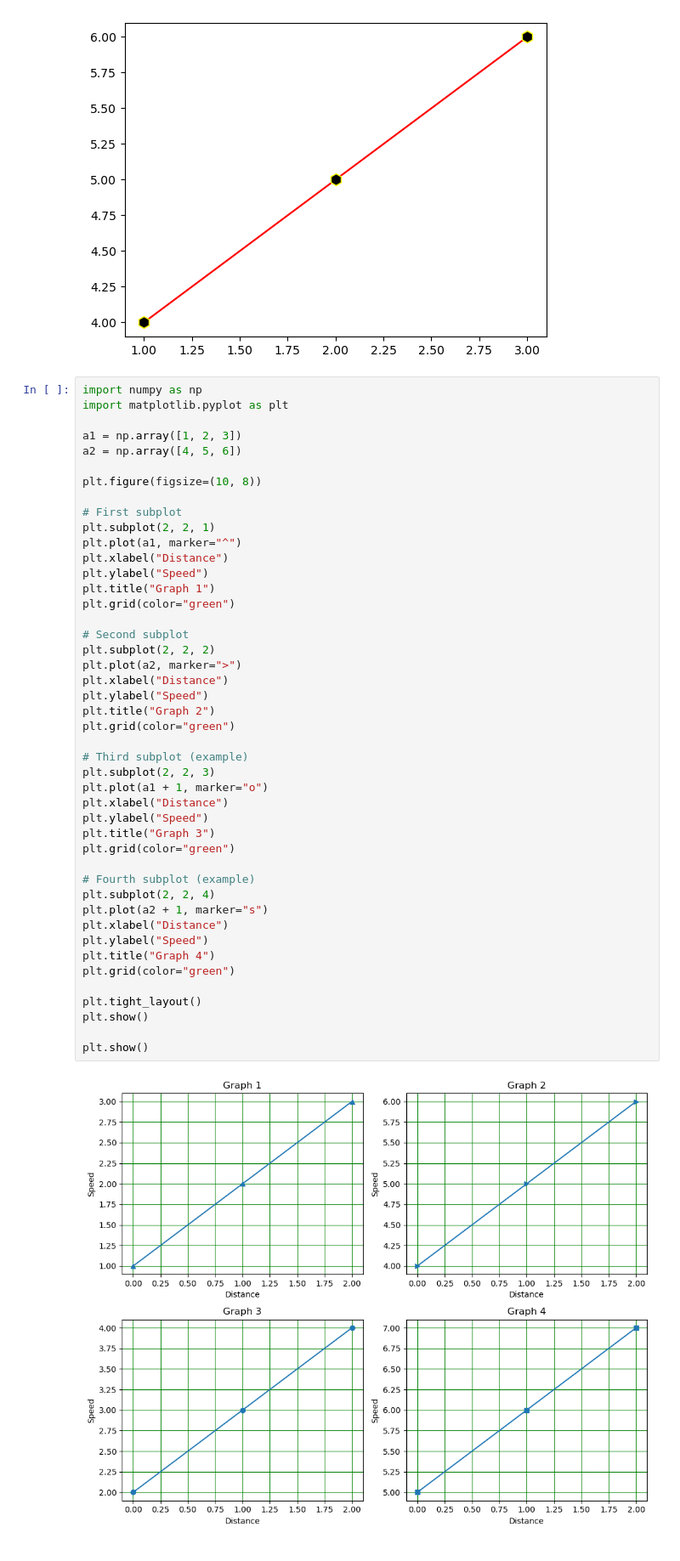
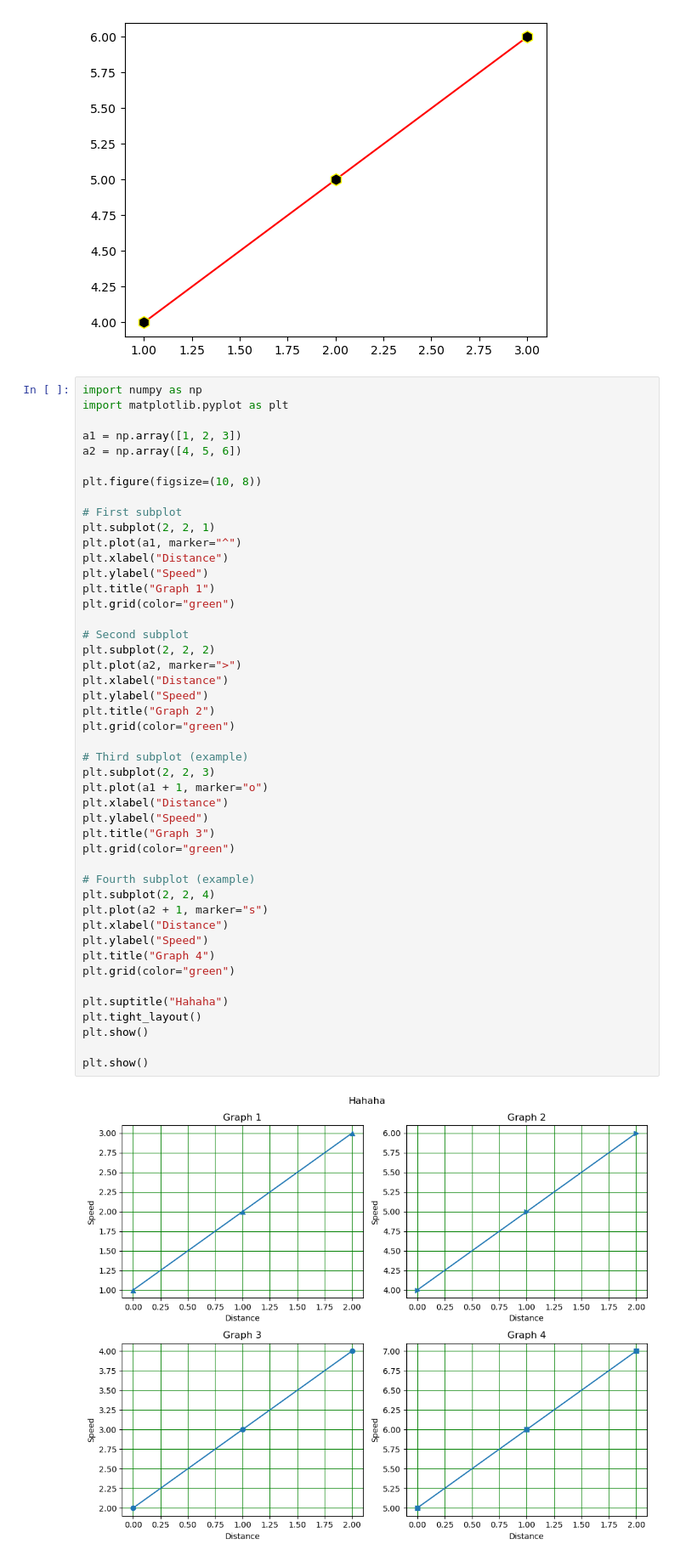
Before and after one commit to abhxi-r-s/MCA, a Jupyter notebook: Sem 3/Data Science/4.ipynb, the cells around one changed output. Shown at 85% size. Saved outputs shown, nothing was run; the diff lists cells and outputs as text.

```diff
--- a/Sem 3/Data Science/4.ipynb
+++ b/Sem 3/Data Science/4.ipynb
@@ -91,31 +91,32 @@ plt.grid(color="green")
 
 # Second subplot
 plt.subplot(2, 2, 2)
 plt.plot(a2, marker=">")
 plt.xlabel("Distance")
 plt.ylabel("Speed")
 plt.title("Graph 2")
 plt.grid(color="green")
 
 # Third subplot (example)
 plt.subplot(2, 2, 3)
 plt.plot(a1 + 1, marker="o")
 plt.xlabel("Distance")
 plt.ylabel("Speed")
 plt.title("Graph 3")
 plt.grid(color="green")
 
 # Fourth subplot (example)
 plt.subplot(2, 2, 4)
 plt.plot(a2 + 1, marker="s")
 plt.xlabel("Distance")
 plt.ylabel("Speed")
 plt.title("Graph 4")
 plt.grid(color="green")
 
+plt.suptitle("Hahaha")
 plt.tight_layout()
 plt.show()
 
 plt.show()
 # %% [output]
-[figure, old version]
+[figure, new version]
```
Also changed, not shown: parts of 1 cell of this notebook.
